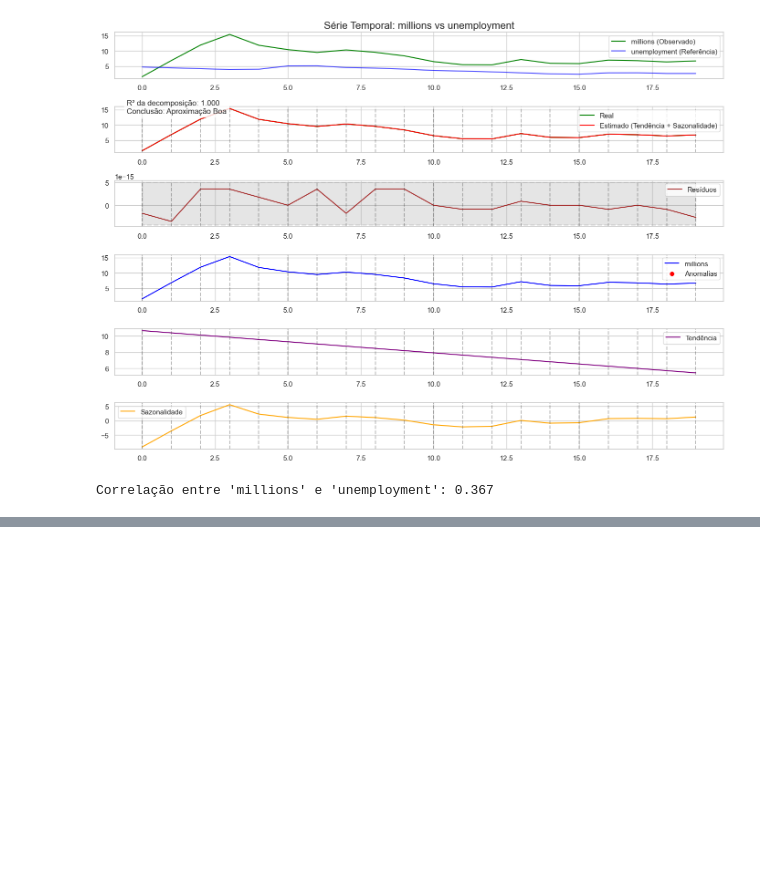
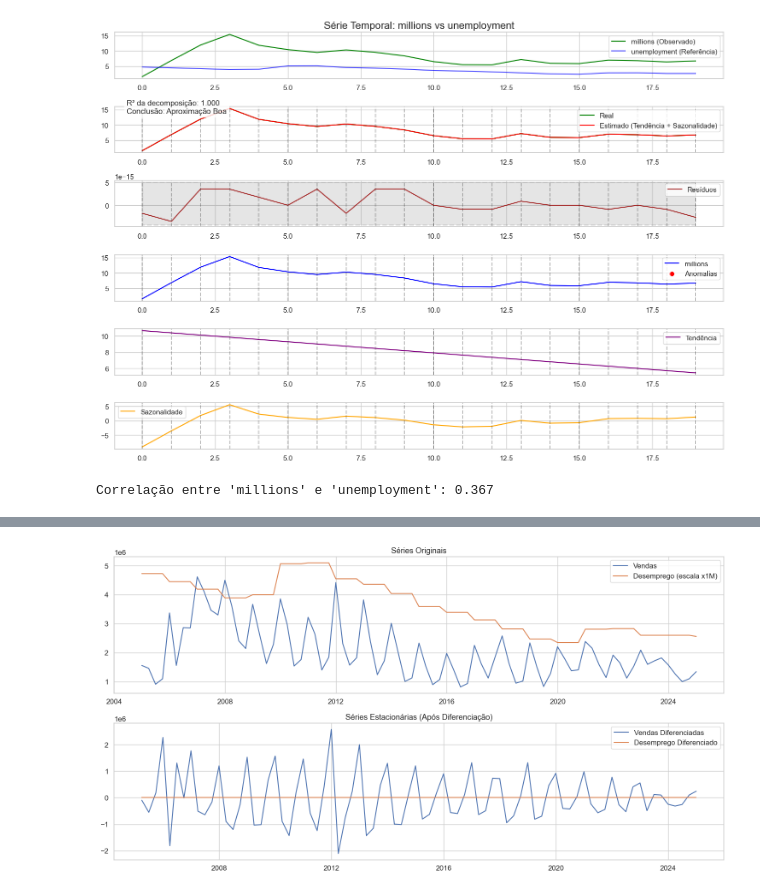
Before and after one commit to FramesPerStatistic/Console_Analyses, a Jupyter notebook: notebooks/macroeconomics.ipynb, the cells around one changed output, grey strips where cells are left out. Cells and saved outputs as stored; diff of their text form; code cells hidden in the pictures; blank space fills up the shorter version.

```diff
--- a/notebooks/macroeconomics.ipynb
+++ b/notebooks/macroeconomics.ipynb
@@ -217,3 +218,17 @@ Correlação entre 'millions' e 'GDP': 0.214
 Correlação entre 'millions' e 'inflation_rate': -0.214
 [figure]
 Correlação entre 'millions' e 'unemployment': 0.367
+# %%
+sns.set(style="whitegrid", font_scale=1.1)
+plt.rcParams['figure.figsize'] = (12, 6)
+
+jp_sales_df['date'] = pd.to_datetime(jp_sales_df['week'])
+jp_sales_df = jp_sales_df.set_index('date')
+jp_trim_sales = jp_sales_df['sales'].resample('QE').sum()
+
+jp_unemployment_df['date'] = pd.to_datetime(jp_unemployment_df['year'].astype(str) + '-12-31')
+jp_unemployment_df = jp_unemployment_df.set_index('date')
+jp_trim_unemployment = jp_unemployment_df['unemployment'].resample('QE').ffill()
+
+concat = pd.concat([jp_trim_sales, jp_trim_unemployment], axis=1).dropna()
+concat
@@ -219,0 +279,9 @@ Correlação entre 'millions' e 'unemployment': 0.367
+# %%
+
+# Se as séries não forem estacionárias, precisamos diferenciá-las.
+# A diferenciação calcula a mudança de um período para o outro.
+data_diff = concat.diff().dropna()
+
+print("\n--- Testando novamente após a diferenciação ---")
+adf_test(data_diff['sales'], 'Vendas Diferenciadas')
+adf_test(data_diff['unemployment'], 'Desemprego Diferenciado')
@@ -219,0 +301,19 @@ Correlação entre 'millions' e 'unemployment': 0.367
+# %%
+
+# Visualizando as séries
+plt.figure(figsize=(15, 8))
+plt.subplot(2,1,1)
+plt.plot(concat['sales'], label='Vendas')
+plt.plot(concat['unemployment']*1e6, label='Desemprego (escala x1M)') # Multiplicado para visualização
+plt.title('Séries Originais')
+plt.legend()
+
+plt.subplot(2,1,2)
+plt.plot(data_diff['sales'], label='Vendas Diferenciadas')
+plt.plot(data_diff['unemployment'], label='Desemprego Diferenciado')
+plt.title('Séries Estacionárias (Após Diferenciação)')
+plt.legend()
+plt.tight_layout()
+plt.show()
+# %% [output]
+[figure, added]
```
Also changed, not shown: parts of 11 cells of this notebook, 1 other file.
